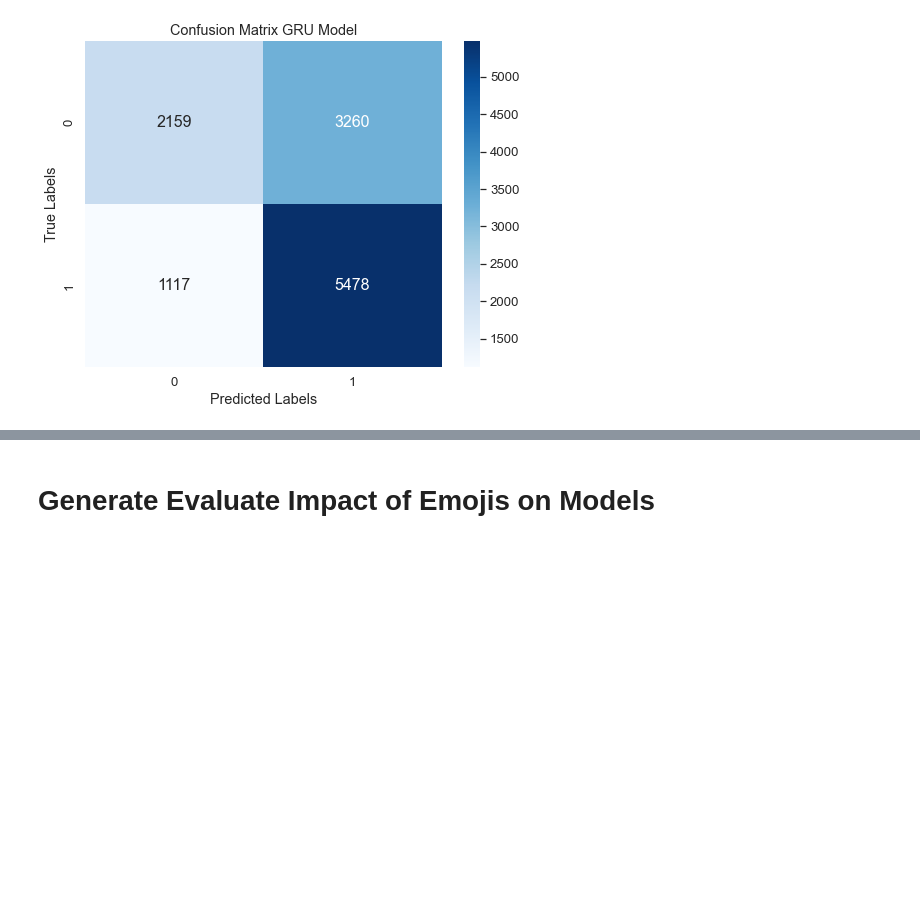
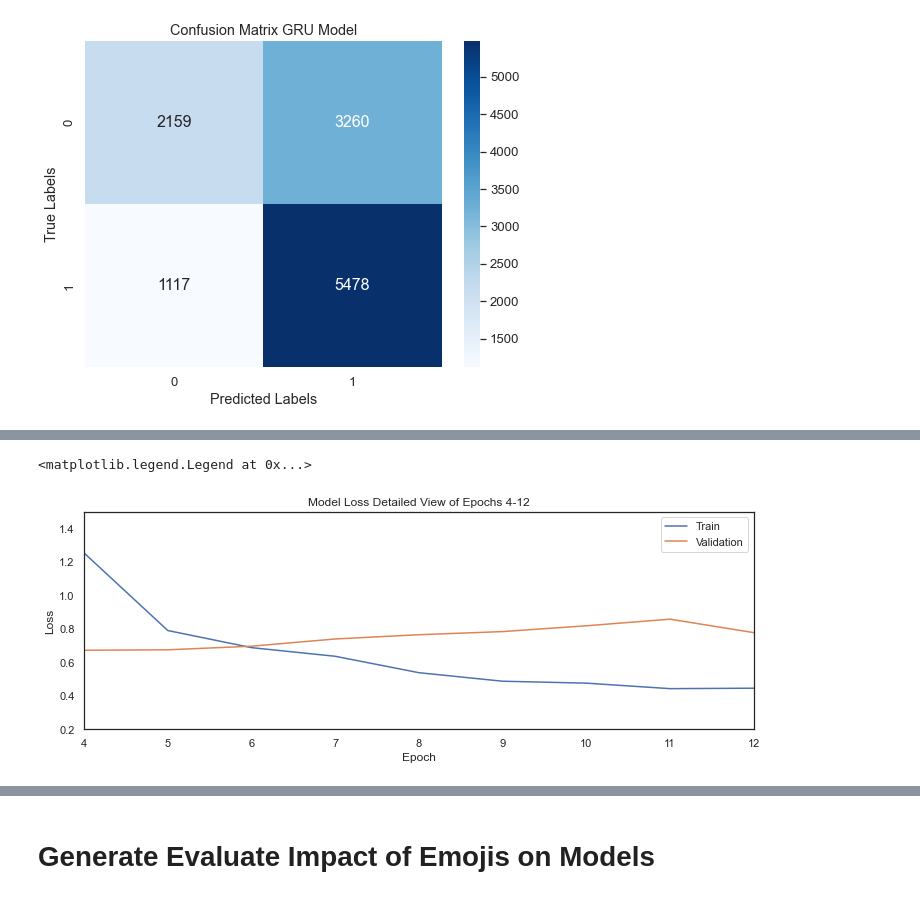
Before and after one commit to sba22224/Capstone_SBA22224, a Jupyter notebook: Code_Notebooks/Sarcasm Detection Model.ipynb, the cells around one changed output, grey strips where cells are left out. Cells and saved outputs as stored; diff of their text form; code cells hidden in the pictures; blank space fills up the shorter version.

```diff
--- a/Code_Notebooks/Sarcasm Detection Model.ipynb
+++ b/Code_Notebooks/Sarcasm Detection Model.ipynb
@@ -7800,0 +7841,14 @@ plt.show()
+# %%
+fig, (ax1) = plt.subplots(1, 1, figsize=(12, 4))
+
+ax1.plot(model_history.history['loss'])
+ax1.plot(model_history.history['val_loss'])
+ax1.set_title('Model Loss Detailed View of Epochs 4-12')
+ax1.set_xlabel('Epoch')
+ax1.set_xlim(4,12)
+ax1.set_ylabel('Loss')
+ax1.set_ylim(0.2,1.5)
+ax1.legend(['Train', 'Validation'], loc='upper right')
+# %% [output]
+<matplotlib.legend.Legend at 0x...>
+[figure, added]
```
Also changed, not shown: parts of 28 cells of this notebook.
